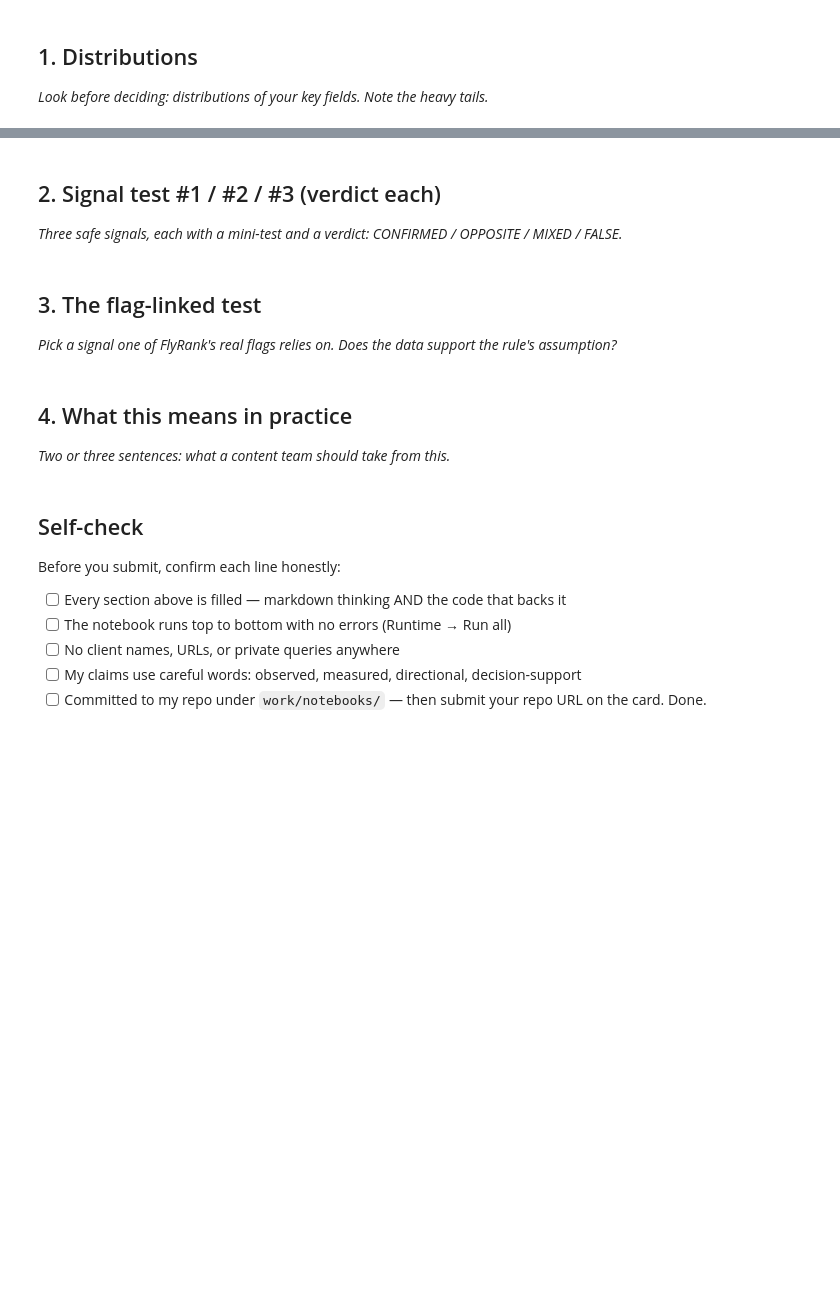
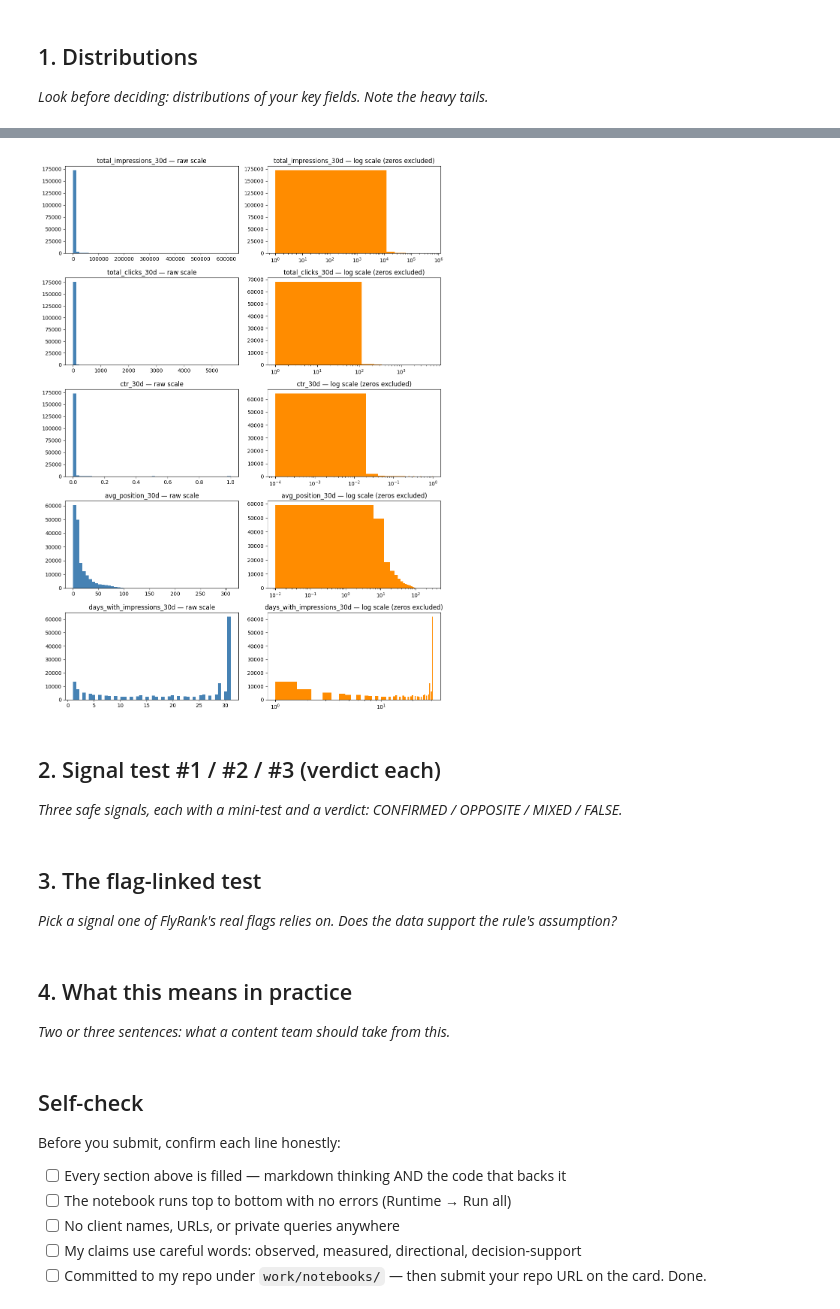
Before and after one commit to Vedika1304-05/flyrank-internship-ml, a Jupyter notebook: work/notebooks/w04_signal_audit.ipynb, the cells around one changed output, grey strips where cells are left out. Cells and saved outputs as stored; diff of their text form; code cells hidden in the pictures; blank space fills up the shorter version.

```diff
--- a/work/notebooks/w04_signal_audit.ipynb
+++ b/work/notebooks/w04_signal_audit.ipynb
@@ -15,0 +13,87 @@ This skeleton is yours to fill. Work the sections **in order** — each one has
+# %%
+# This cell is for CODE (numbers, a query, a check).
+# Write your text answer in the cell ABOVE this one — typing sentences here breaks Run All.
+import pandas as pd
+import matplotlib.pyplot as plt
+import os, getpass
+import duckdb
+
+# --- Auth (same pattern as before — needed fresh in this notebook) ---
+HF_TOKEN = os.environ.get('HF_TOKEN')
+if not HF_TOKEN:
+    try:
+        from google.colab import userdata
+        HF_TOKEN = userdata.get('HF_TOKEN')
+    except Exception:
+        pass
+HF_TOKEN = HF_TOKEN or getpass.getpass('Paste your Hugging Face READ token (hf_...): ')
+
+con = duckdb.connect()
+con.execute(f"CREATE OR REPLACE SECRET hf (TYPE huggingface, TOKEN '{HF_TOKEN}')")
+
+REL = 'hf://datasets/FlyRank/internship-warehouse'
+TABLES = {
+    'dim_clients': f"read_parquet('{REL}/dim_clients.parquet')",
+    'dim_content': f"read_parquet('{REL}/dim_content.parquet')",
+    'fact_daily':  f"read_parquet('{REL}/fact_content_daily_performance/**/*.parquet')",
+}
+
+MONTH_START    = "2026-03-01"
+DECISION_POINT = "2026-03-31"
+
+# --- Rebuild feature_frame from scratch ---
+feature_frame = con.sql(f"""
+    SELECT
+        client_hash_id,
+        content_hash_id,
+        SUM(gsc_impressions) AS total_impressions_30d,
+        SUM(gsc_clicks) AS total_clicks_30d,
+        ROUND(SUM(gsc_clicks) * 1.0 / NULLIF(SUM(gsc_impressions), 0), 4) AS ctr_30d,
+        ROUND(AVG(gsc_avg_position), 2) AS avg_position_30d,
+        COUNT(DISTINCT CASE WHEN gsc_impressions > 0 THEN report_date END) AS days_with_impressions_30d
+    FROM {TABLES['fact_daily']}
+    WHERE report_date >= DATE '{MONTH_START}'
+      AND report_date <= DATE '{DECISION_POINT}'
+    GROUP BY client_hash_id, content_hash_id
+    HAVING SUM(gsc_impressions) > 0
+""").df()
+
+print(f"feature_frame rebuilt: {feature_frame.shape[0]:,} rows x {feature_frame.shape[1]} columns")
+print(feature_frame.head())
+
+# feature_frame already built in Section 3 of w04/w03 — reuse it here
+key_fields = ["total_impressions_30d", "total_clicks_30d", "ctr_30d",
+              "avg_position_30d", "days_with_impressions_30d"]
+
+print("="*80)
+print("Distribution summary — percentiles + skew, not just mean/std")
+print("="*80)
+summary = feature_frame[key_fields].describe(percentiles=[.10, .25, .50, .75, .90, .95, .99]).T
+summary["skew"] = feature_frame[key_fields].skew()
+summary["max_to_p99_ratio"] = feature_frame[key_fields].max() / feature_frame[key_fields].quantile(0.99)
+print(summary.round(2))
+
+print("\n" + "="*80)
+print("Heavy-tail check: how much does the top 1% dominate vs. the median?")
+print("="*80)
+for col in key_fields:
+    p50 = feature_frame[col].median()
+    p99 = feature_frame[col].quantile(0.99)
+    ratio = p99 / p50 if p50 != 0 else float("inf")
+    print(f"{col:28s} median={p50:>10.2f}  p99={p99:>12.2f}  p99/median ratio={ratio:>8.1f}x")
+
+# --- Visualize: raw histogram vs log-scale histogram, side by side ---
+fig, axes = plt.subplots(len(key_fields), 2, figsize=(11, 3 * len(key_fields)))
+for i, col in enumerate(key_fields):
+    axes[i, 0].hist(feature_frame[col], bins=50, color="steelblue")
+    axes[i, 0].set_title(f"{col} — raw scale")
+
+    positive_vals = feature_frame[col][feature_frame[col] > 0]
+    axes[i, 1].hist(positive_vals, bins=50, color="darkorange")
+    axes[i, 1].set_xscale("log")
+    axes[i, 1].set_title(f"{col} — log scale (zeros excluded)")
+
+plt.tight_layout()
+
+plt.show()
+# %% [output]
@@ -16,3 +118,4 @@ This skeleton is yours to fill. Work the sections **in order** — each one has
+[figure, added]
 # %% [markdown]
 ## 2. Signal test #1 / #2 / #3 (verdict each)
 
```
Also changed, not shown: parts of 2 cells of this notebook.
